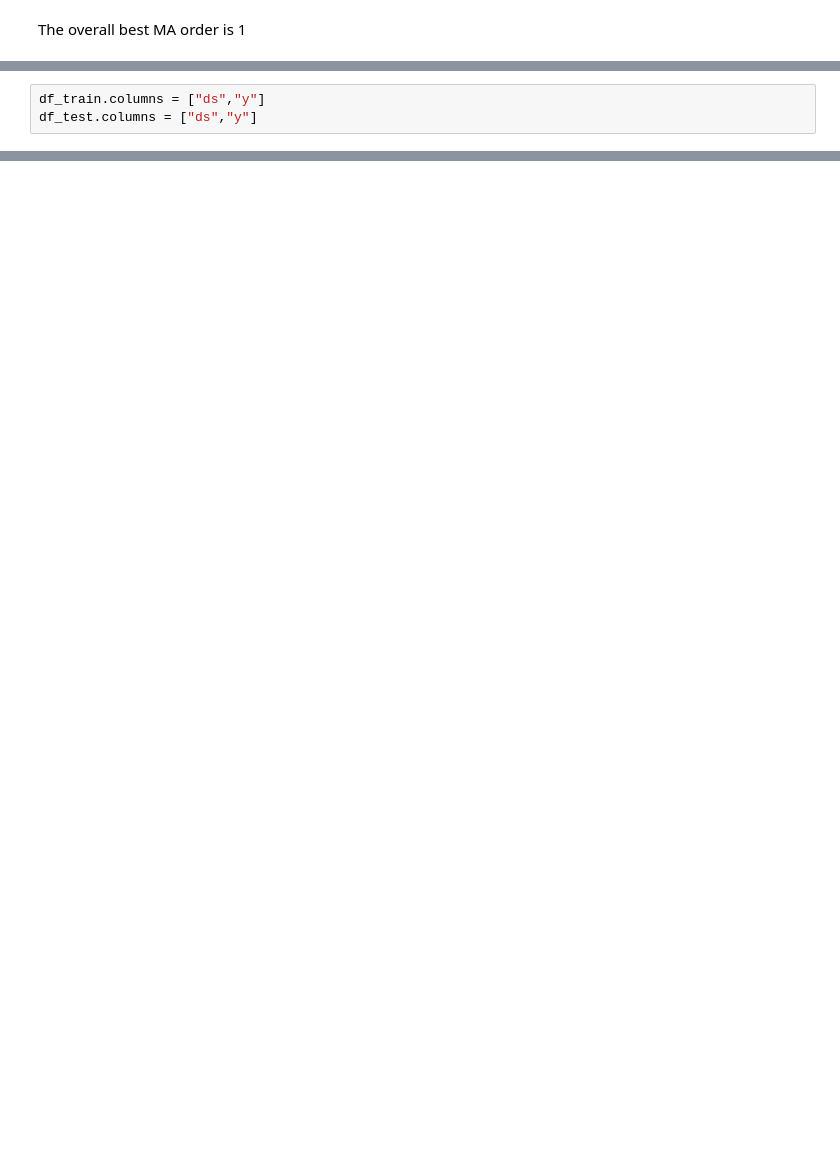
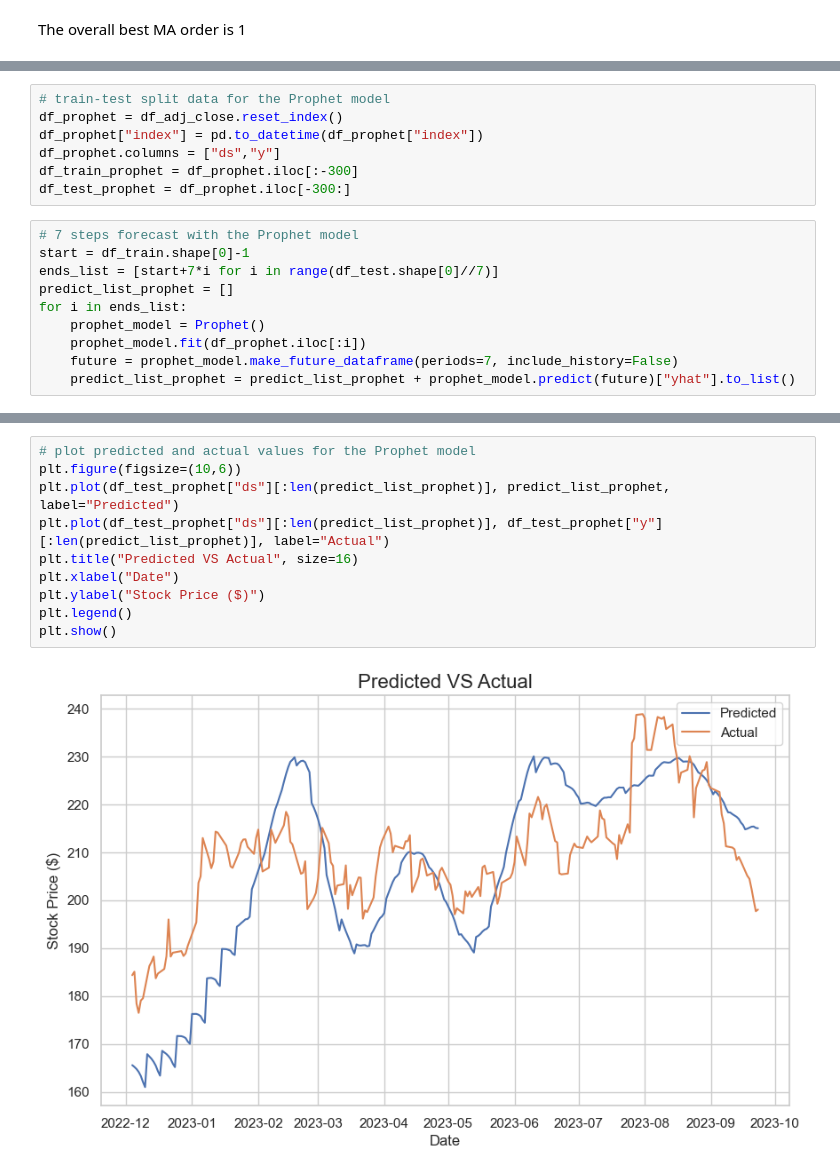
Before and after one commit to Mahdi-Kriaa/Stock_Price_Forecasting, a Jupyter notebook: Stock_Price_Forecasting.ipynb, the cells around one changed output, grey strips where cells are left out. Saved outputs shown, nothing was run; the diff lists cells and outputs as text; blank space fills up the shorter version.

```diff
--- a/Stock_Price_Forecasting.ipynb
+++ b/Stock_Price_Forecasting.ipynb
@@ -178,3 +164,0 @@ RMSE      14.8606         40.523
-# %%
-df_train.columns = ["ds","y"]
-df_test.columns = ["ds","y"]
@@ -241,0 +168,17 @@ Name: Adj Close, Length: 943, dtype: float64
+# %%
+# train-test split data for the Prophet model
+df_prophet = df_adj_close.reset_index()
+df_prophet["index"] = pd.to_datetime(df_prophet["index"])
+df_prophet.columns = ["ds","y"]
+df_train_prophet = df_prophet.iloc[:-300]
+df_test_prophet = df_prophet.iloc[-300:]
+# %%
+# 7 steps forecast with the Prophet model
+start = df_train.shape[0]-1
+ends_list = [start+7*i for i in range(df_test.shape[0]//7)]
+predict_list_prophet = []
+for i in ends_list:
+    prophet_model = Prophet()
+    prophet_model.fit(df_prophet.iloc[:i])
+    future = prophet_model.make_future_dataframe(periods=7, include_history=False)
+    predict_list_prophet = predict_list_prophet + prophet_model.predict(future)["yhat"].to_list()
@@ -241,0 +203,12 @@ Name: Adj Close, Length: 943, dtype: float64
+# %%
+# plot predicted and actual values for the Prophet model
+plt.figure(figsize=(10,6))
+plt.plot(df_test_prophet["ds"][:len(predict_list_prophet)], predict_list_prophet, label="Predicted")
+plt.plot(df_test_prophet["ds"][:len(predict_list_prophet)], df_test_prophet["y"][:len(predict_list_prophet)], label="Actual")
+plt.title("Predicted VS Actual", size=16)
+plt.xlabel("Date")
+plt.ylabel("Stock Price ($)")
+plt.legend()
+plt.show()
+# %% [output]
+[figure, added]
```
Also changed, not shown: parts of 32 cells of this notebook.
